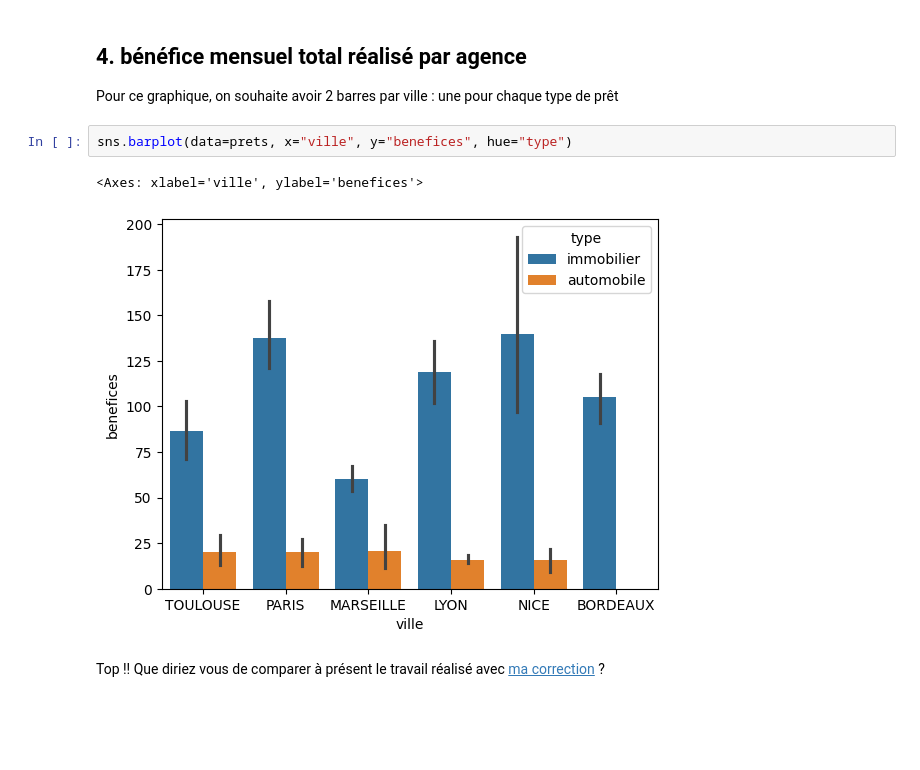
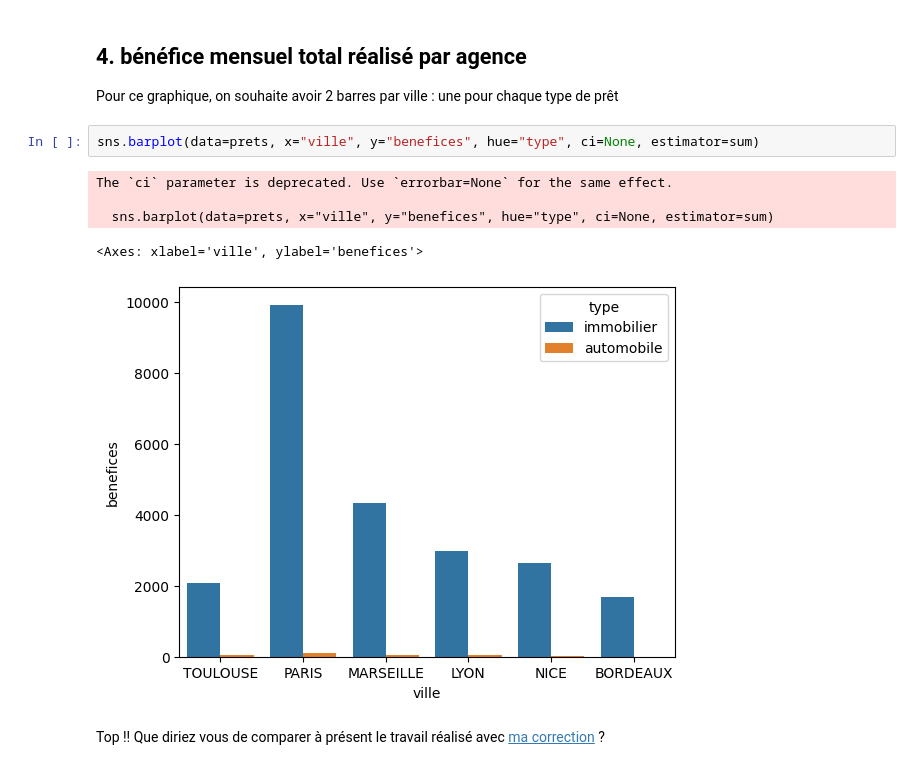
Before and after one commit to Brunotchede/Course-implementez-BDD-SQL, a Jupyter notebook: notebooks/P3/P3C4 - Générez des graphiques complexes avec Seaborn.ipynb, the cells around one changed output. Cells and saved outputs as stored; diff of their text form; blank space fills up the shorter version.

```diff
--- a/notebooks/P3/P3C4 - Générez des graphiques complexes avec Seaborn.ipynb
+++ b/notebooks/P3/P3C4 - Générez des graphiques complexes avec Seaborn.ipynb
@@ -71,9 +72,12 @@ sns.kdeplot(data=prets, x="benefices")
 
 Pour ce graphique, on souhaite avoir 2 barres par ville : une pour chaque type de prêt
 # %%
-sns.barplot(data=prets, x="ville", y="benefices", hue="type")
+sns.barplot(data=prets, x="ville", y="benefices", hue="type", ci=None, estimator=sum)
 # %% [output]
-<Axes: xlabel='ville', ylabel='benefices'>
+The `ci` parameter is deprecated. Use `errorbar=None` for the same effect.
+
+  sns.barplot(data=prets, x="ville", y="benefices", hue="type", ci=None, estimator=sum)
+<Axes: xlabel='ville', ylabel='benefices'>
-[figure, old version]
+[figure, new version]
 # %% [markdown]
 Top !! Que diriez vous de comparer à présent le travail réalisé avec [ma correction](https://colab.research.google.com/github/OpenClassrooms-Student-Center/fr-4452741-decouvrez-les-librairies-python-pour-la-data-science/blob/main/notebooks/P3/P3C4%20-%20G%C3%A9n%C3%A9rez%20des%20graphiques%20complexes%20avec%20Seaborn%20-%20correction.ipynb) ?
```
Also changed, not shown: parts of 4 cells of this notebook.
